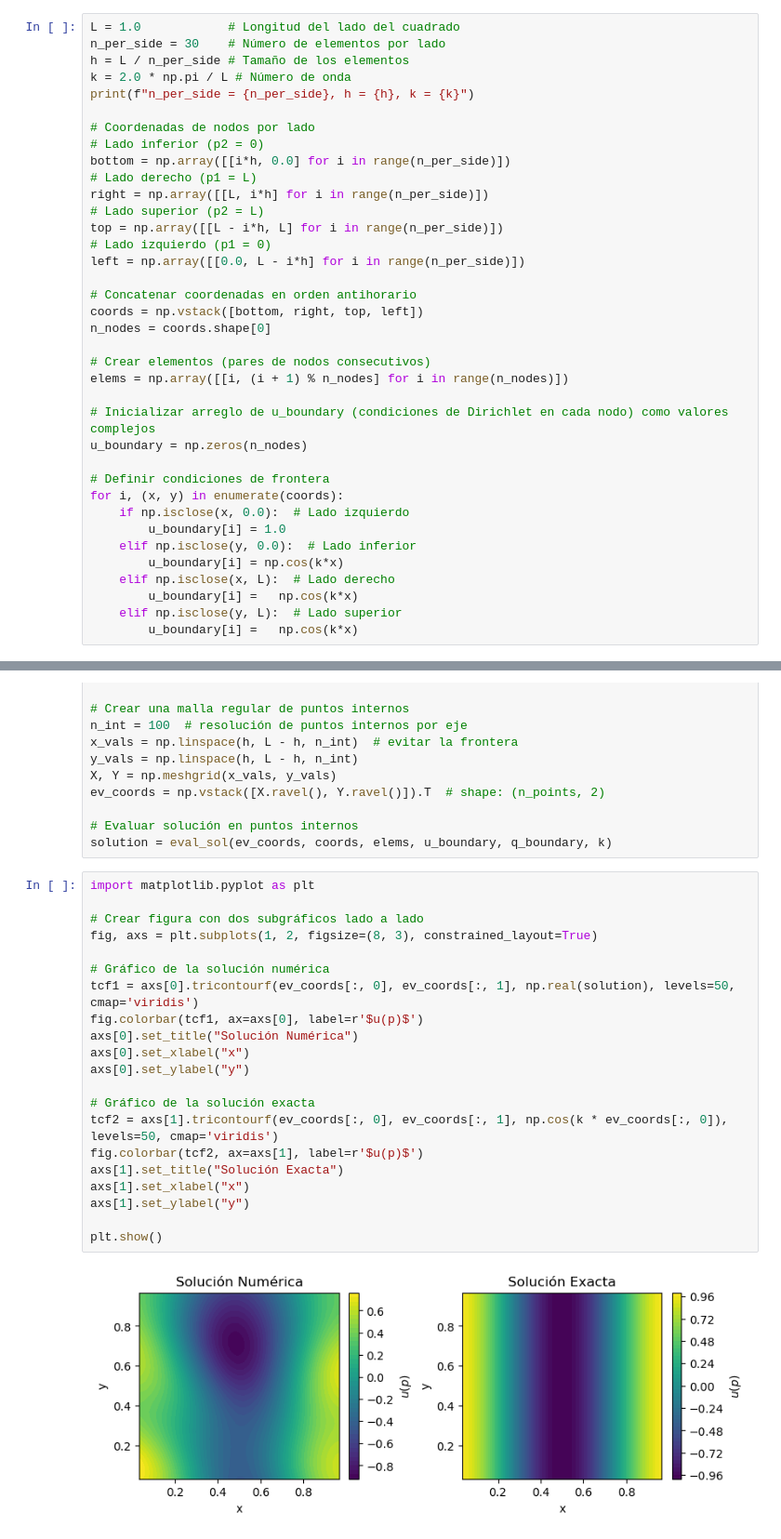
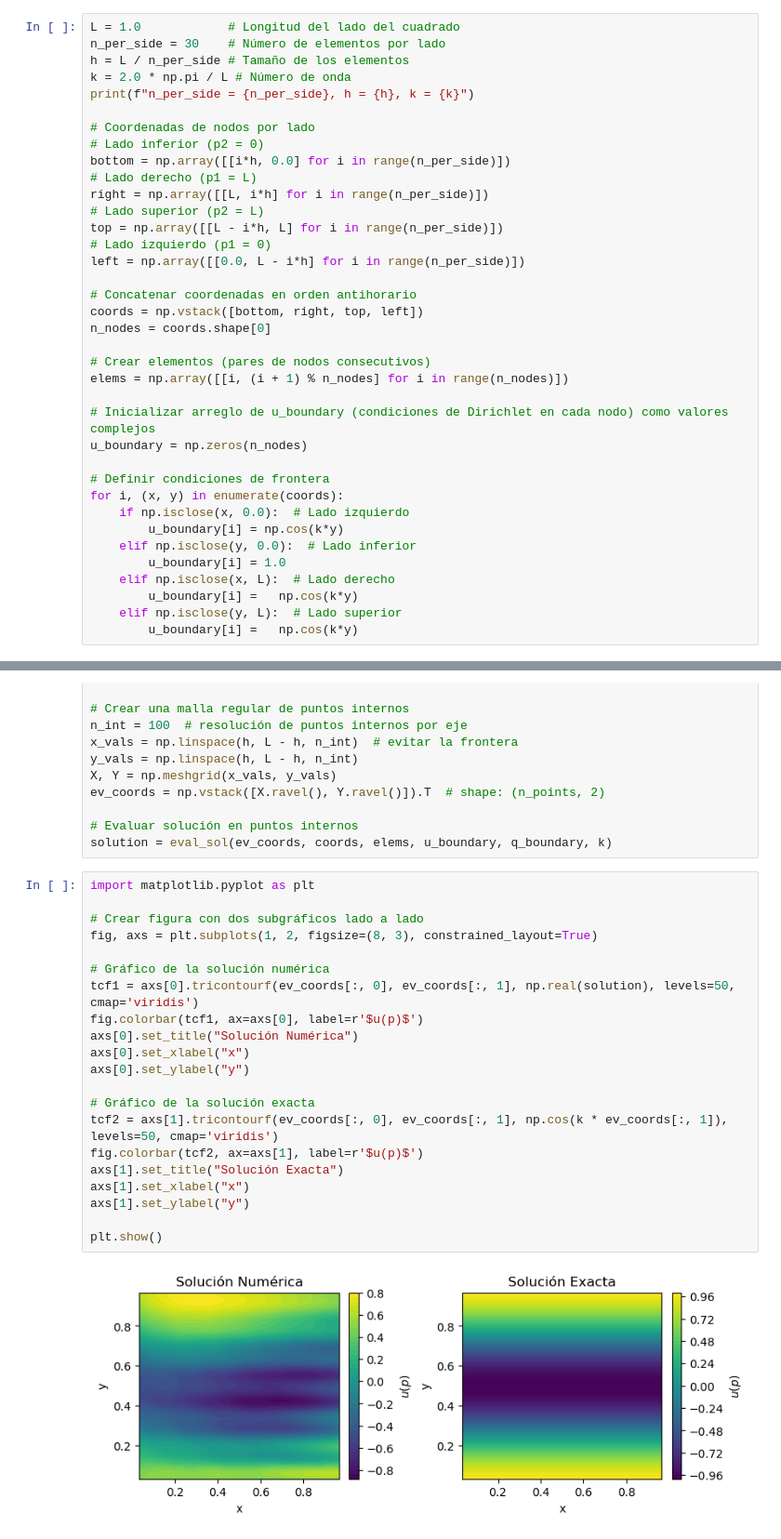
Before and after one commit to oscar-rincon/curso_bem, a Jupyter notebook: proyecto/helmholtz_interior_plane_wave.ipynb, the cells around one changed output, grey strips where cells are left out. Shown at 93% size. Cells and saved outputs as stored; diff of their text form.

```diff
--- a/proyecto/helmholtz_interior_plane_wave.ipynb
+++ b/proyecto/helmholtz_interior_plane_wave.ipynb
@@ -39,13 +39,13 @@ u_boundary = np.zeros(n_nodes)
 # Definir condiciones de frontera
 for i, (x, y) in enumerate(coords):
     if np.isclose(x, 0.0):  # Lado izquierdo
+        u_boundary[i] = np.cos(k*y)
+    elif np.isclose(y, 0.0):  # Lado inferior
         u_boundary[i] = 1.0
-    elif np.isclose(y, 0.0):  # Lado inferior
-        u_boundary[i] = np.cos(k*x)
     elif np.isclose(x, L):  # Lado derecho
-        u_boundary[i] =   np.cos(k*x)
+        u_boundary[i] =   np.cos(k*y)
     elif np.isclose(y, L):  # Lado superior
-        u_boundary[i] =   np.cos(k*x)
+        u_boundary[i] =   np.cos(k*y)
 # %% [output]
 n_per_side = 30, h = 0.03333333333333333, k = 6.283185307179586
 # %%
@@ -82,23 +82,23 @@ solution = eval_sol(ev_coords, coords, elems, u_boundary, q_boundary, k)
 # %%
 import matplotlib.pyplot as plt
 
 # Crear figura con dos subgráficos lado a lado
 fig, axs = plt.subplots(1, 2, figsize=(8, 3), constrained_layout=True)
 
 # Gráfico de la solución numérica
 tcf1 = axs[0].tricontourf(ev_coords[:, 0], ev_coords[:, 1], np.real(solution), levels=50, cmap='viridis')
 fig.colorbar(tcf1, ax=axs[0], label=r'$u(p)$')
 axs[0].set_title("Solución Numérica")
 axs[0].set_xlabel("x")
 axs[0].set_ylabel("y")
 
 # Gráfico de la solución exacta
-tcf2 = axs[1].tricontourf(ev_coords[:, 0], ev_coords[:, 1], np.cos(k * ev_coords[:, 0]), levels=50, cmap='viridis')
+tcf2 = axs[1].tricontourf(ev_coords[:, 0], ev_coords[:, 1], np.cos(k * ev_coords[:, 1]), levels=50, cmap='viridis')
 fig.colorbar(tcf2, ax=axs[1], label=r'$u(p)$')
 axs[1].set_title("Solución Exacta")
 axs[1].set_xlabel("x")
 axs[1].set_ylabel("y")
 
 plt.show()
 # %% [output]
-[figure, old version]
+[figure, new version]
```
Also changed, not shown: parts of 1 cell of this notebook, 1 other file.
